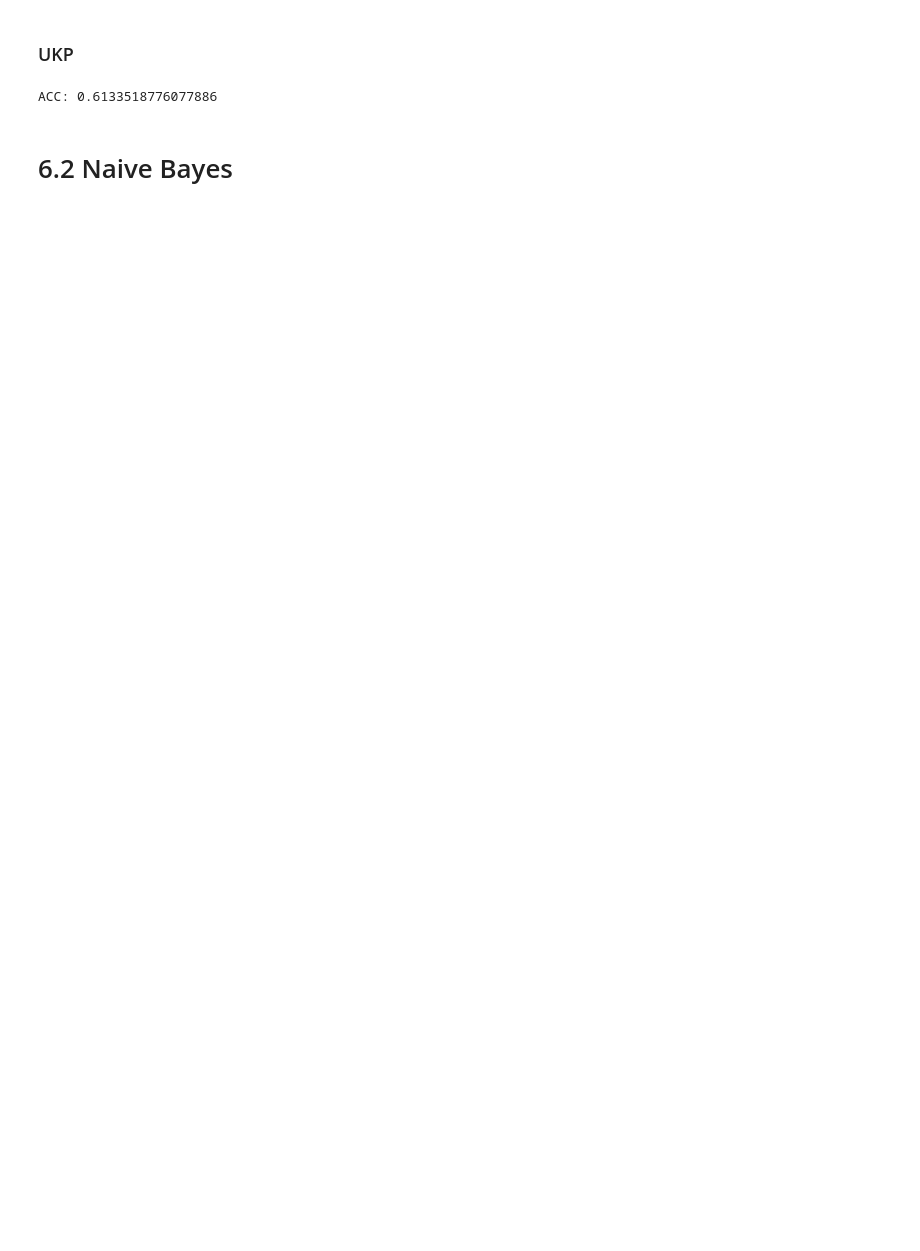
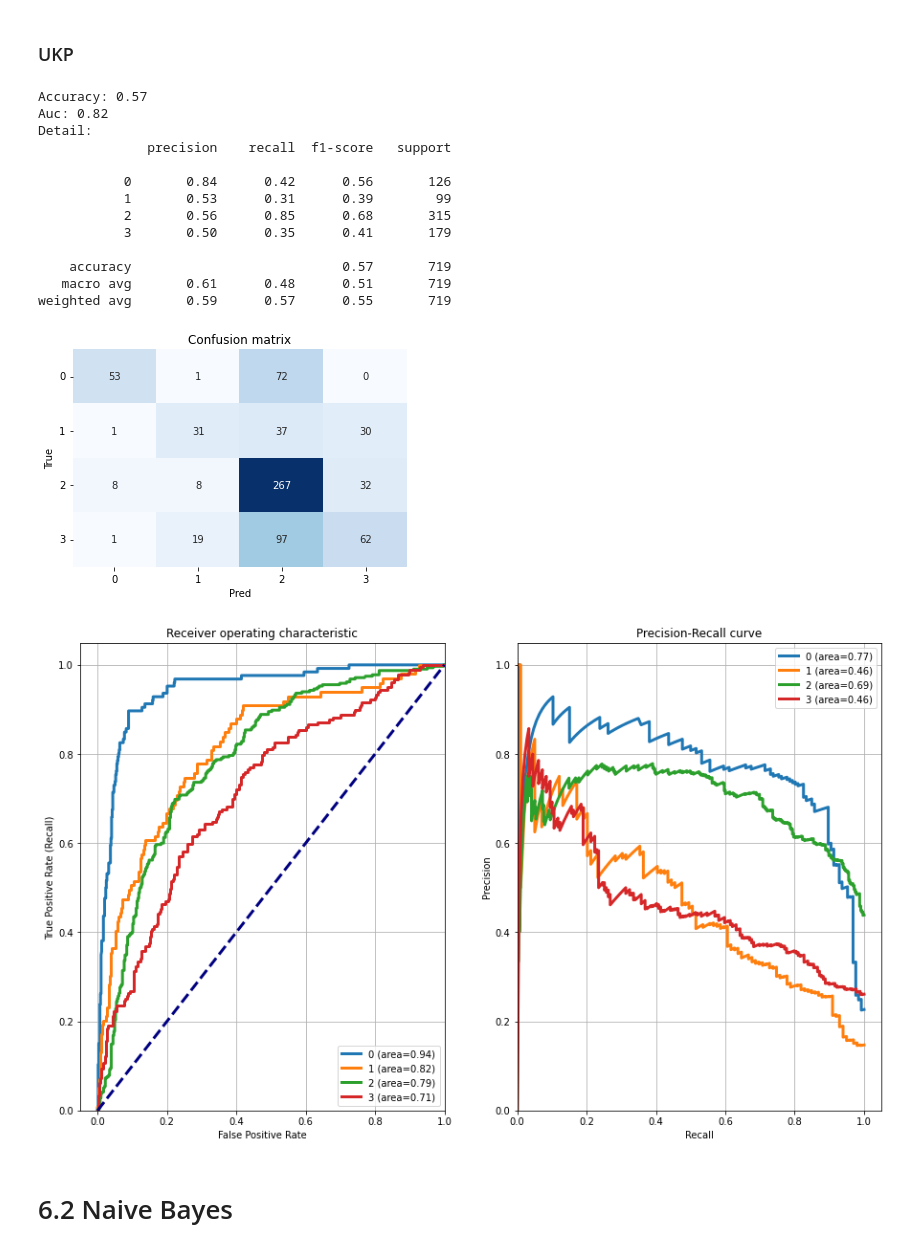
Before and after one commit to adrianoduque97/argument-minning, a Jupyter notebook: ArgumentMinning_TFM.ipynb, the cells around one changed output. Drawn from its saved outputs; the diff is of its cells as text; code cells hidden in the pictures; blank space fills up the shorter version.

```diff
--- a/ArgumentMinning_TFM.ipynb
+++ b/ArgumentMinning_TFM.ipynb
@@ -414,9 +410,10 @@ print(vectorizer.vocabulary_)
 
 Tfidf_UKP_vect = TfidfVectorizer(max_features=5000)
 Tfidf_UKP_vect.fit(df_arguments_UKP_final['sentences_combined'])
-Train_X_Tfidf_UKP = Tfidf_UKP_vect.transform(Train_X_UKP)
-Test_X_Tfidf_UKP = Tfidf_UKP_vect.transform(Test_X_UKP)
+Train_X_Tfidf_UKP = Tfidf_UKP_vect.transform(Train_X_UKP).astype('float16')
+Test_X_Tfidf_UKP = Tfidf_UKP_vect.transform(Test_X_UKP).astype('float16')
 
 print(Tfidf_UKP_vect.vocabulary_)
+Train_X_Tfidf_UKP[0]
 # %% [output]
 {'3d': 76, 'printed': 3414, 'products': 3449, 'can': 674, 'improve': 2201, 'health': 2050, 'outcomes': 3140, 'reduce': 3627, 'costs': 1026, 'specifically': 4082, 'navy': 2969, 'hopes': 2106, 'see': 38 ...
@@ -571,13 +638,27 @@ weighted avg       0.74      0.74      0.73       479
 # %%
 # SVM Classifier
 
-svm_class = svm.SVC(kernel='rbf', C=2)
+svm_class = svm.SVC(kernel='rbf', C=2, probability=True)
 svm_class.fit(Train_X_Tfidf_UKP,Train_Y_UKP)
 pred = svm_class.predict(Test_X_Tfidf_UKP)
 
-print("ACC: " + str(accuracy_score(pred, Test_Y_UKP)))
+metricas(pred, Test_Y_UKP, svm_class.predict_proba(Test_X_Tfidf_UKP))
 # %% [output]
-ACC: 0.6133518776077886
+Accuracy: 0.57
+Auc: 0.82
+Detail:
+              precision    recall  f1-score   support
+
+           0       0.84      0.42      0.56       126
+           1       0.53      0.31      0.39        99
+           2       0.56      0.85      0.68       315
+           3       0.50      0.35      0.41       179
+
+    accuracy                           0.57       719
+   macro avg       0.61      0.48      0.51       719
+weighted avg       0.59      0.57      0.55       719
+[figure, added]
+[figure, added]
 # %% [markdown]
 # 6.2 Naive Bayes
 # %%
```
Also changed, not shown: parts of 23 cells of this notebook.
